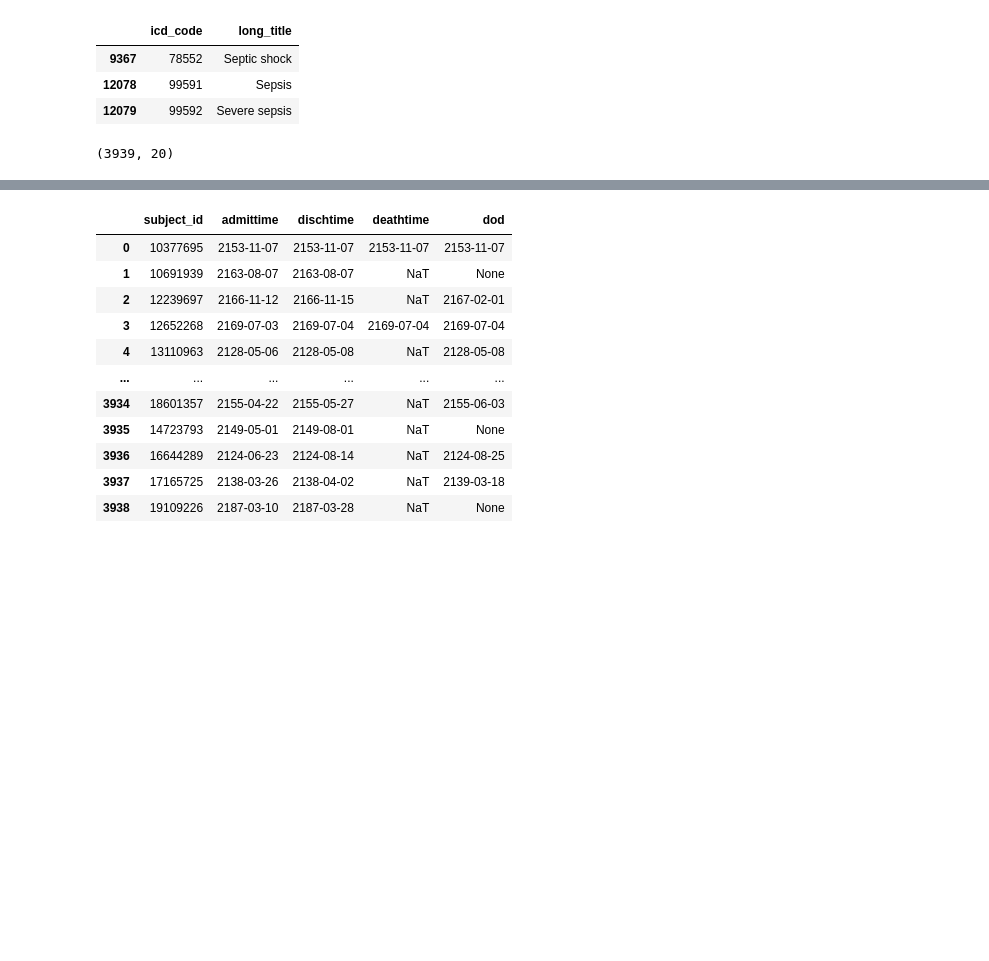
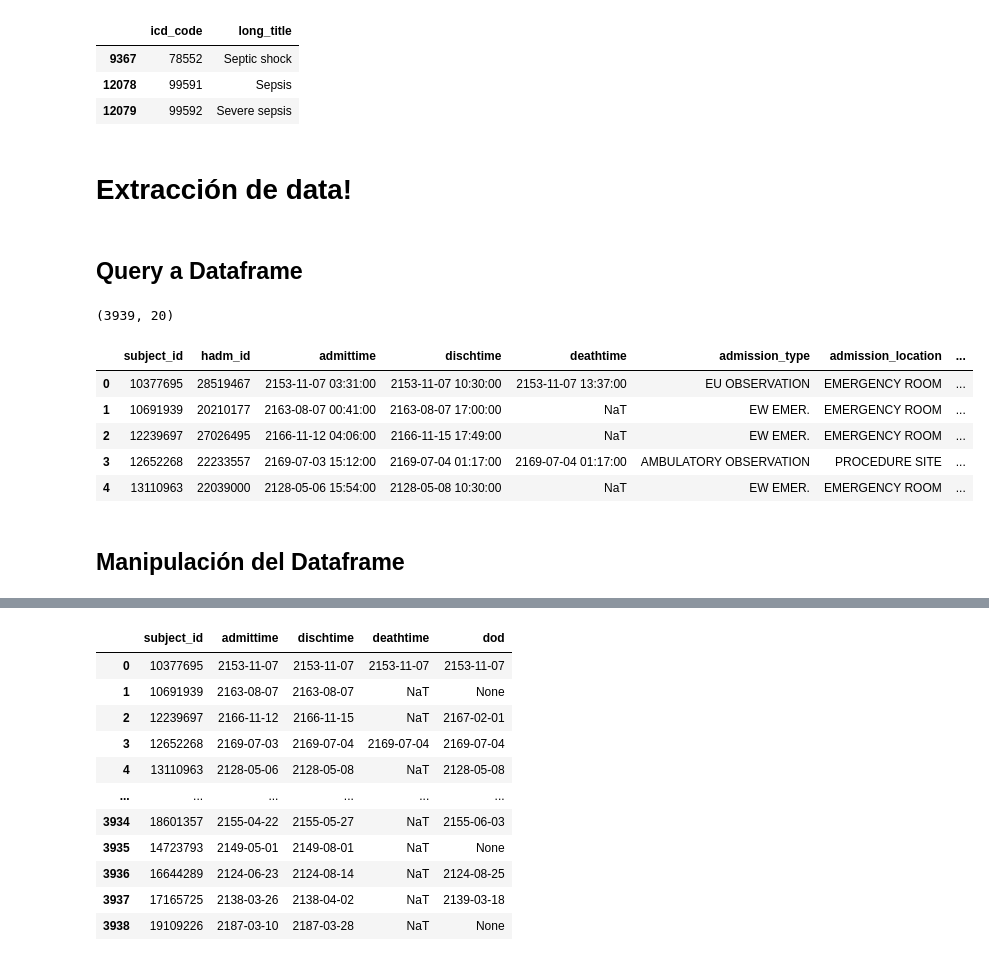
Before and after one commit to smenaaliaga/tesis_magister, a Jupyter notebook: data_mimic_iv.ipynb, the cells around one changed output, grey strips where cells are left out. Saved outputs shown, nothing was run; the diff lists cells and outputs as text; code cells hidden in the pictures; blank space fills up the shorter version.

```diff
--- a/data_mimic_iv.ipynb
+++ b/data_mimic_iv.ipynb
@@ -69,6 +68,10 @@ diagnoses.loc[(diagnoses['icd_version'] == 9) & (diagnoses['icd_code'].isin(['99
 | 9367 | 78552 | Septic shock |
 | 12078 | 99591 | Sepsis |
 | 12079 | 99592 | Severe sepsis |
+# %% [markdown]
+# Extracción de data!
+# %% [markdown]
+## Query a Dataframe
 # %%
 df = client.query('''
 SELECT a.*, gender, anchor_age, anchor_year, anchor_year_group, dod
@@ -97,4 +104,15 @@ ON a.subject_id = d.subject_id
 df.shape
 # %% [output]
 (3939, 20)
+# %%
+df.head()
+# %% [output]
+|  | subject_id | hadm_id | admittime | dischtime | deathtime | admission_type | admission_location | ... |
+| 0 | 10377695 | 28519467 | 2153-11-07 03:31:00 | 2153-11-07 10:30:00 | 2153-11-07 13:37:00 | EU OBSERVATION | EMERGENCY ROOM | ... |
+| 1 | 10691939 | 20210177 | 2163-08-07 00:41:00 | 2163-08-07 17:00:00 | NaT | EW EMER. | EMERGENCY ROOM | ... |
+| 2 | 12239697 | 27026495 | 2166-11-12 04:06:00 | 2166-11-15 17:49:00 | NaT | EW EMER. | EMERGENCY ROOM | ... |
+| 3 | 12652268 | 22233557 | 2169-07-03 15:12:00 | 2169-07-04 01:17:00 | 2169-07-04 01:17:00 | AMBULATORY OBSERVATION | PROCEDURE SITE | ... |
+| 4 | 13110963 | 22039000 | 2128-05-06 15:54:00 | 2128-05-08 10:30:00 | NaT | EW EMER. | EMERGENCY ROOM | ... |
+# %% [markdown]
+## Manipulación del Dataframe
 # %%
```
Also changed, not shown: parts of 16 cells of this notebook.
